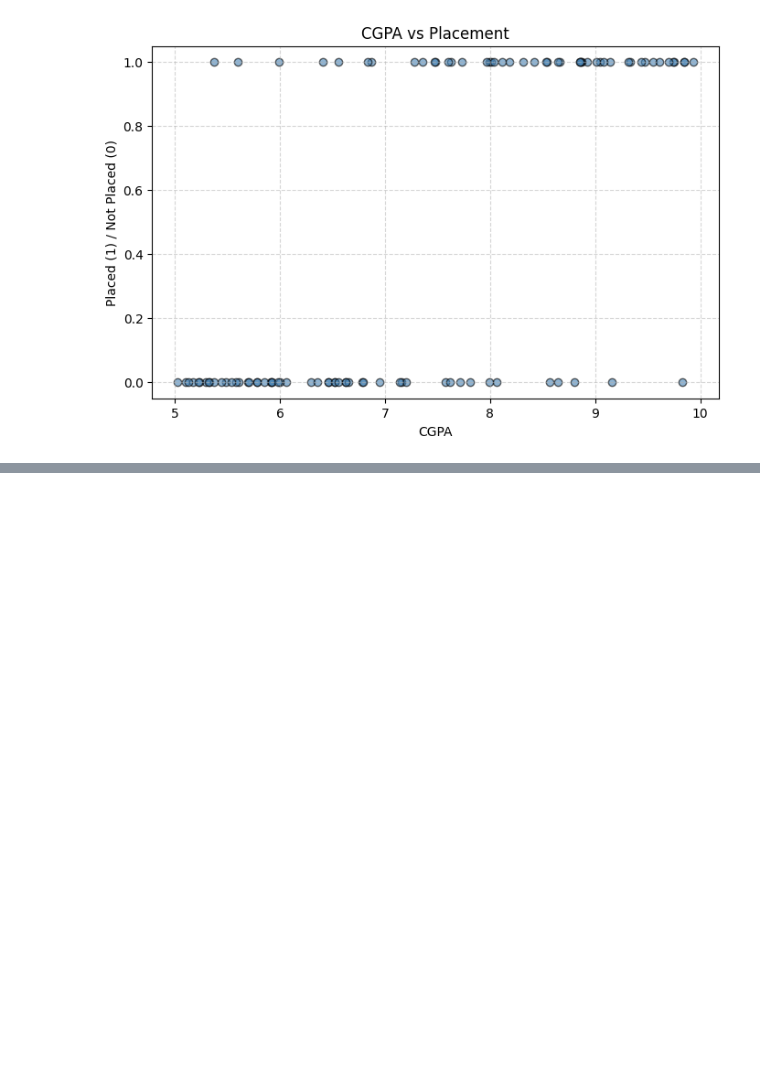
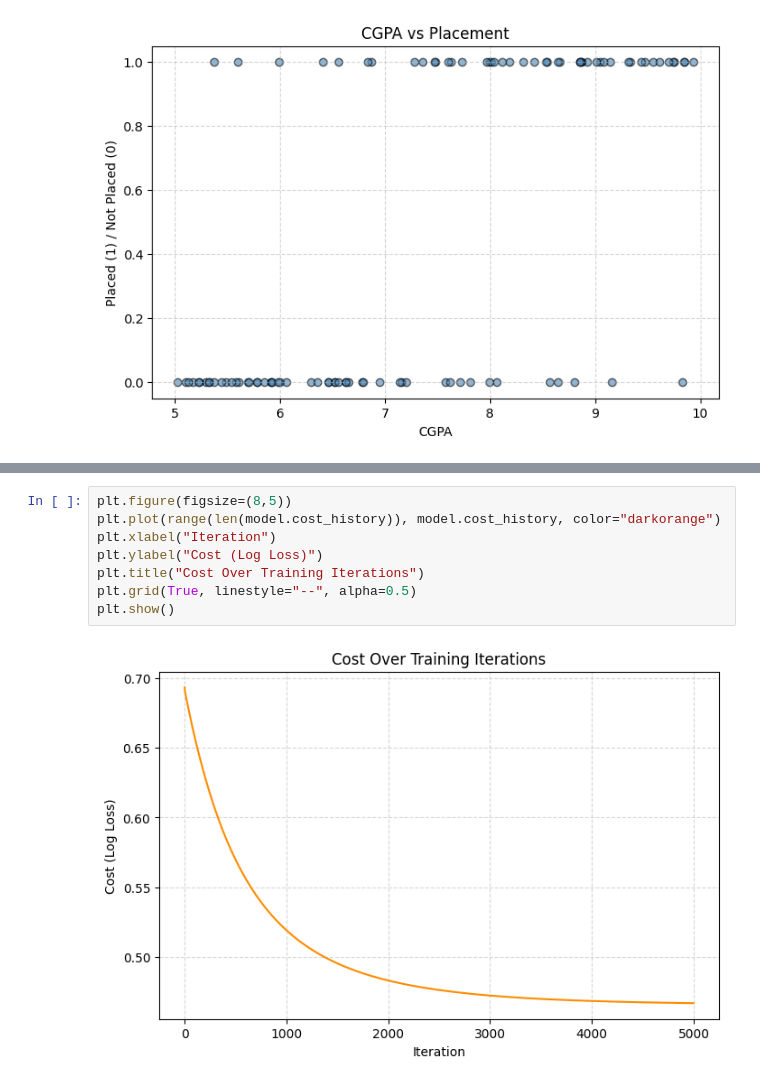
Before and after one commit to Kapil-IITM/ml-from-scratch, a Jupyter notebook: algorithms/02_logistic_regression/notebook.ipynb, the cells around one changed output, grey strips where cells are left out. Drawn from its saved outputs; the diff is of its cells as text; blank space fills up the shorter version.

```diff
--- a/algorithms/02_logistic_regression/notebook.ipynb
+++ b/algorithms/02_logistic_regression/notebook.ipynb
@@ -178,0 +257,10 @@ plt.show()
+# %%
+plt.figure(figsize=(8,5))
+plt.plot(range(len(model.cost_history)), model.cost_history, color="darkorange")
+plt.xlabel("Iteration")
+plt.ylabel("Cost (Log Loss)")
+plt.title("Cost Over Training Iterations")
+plt.grid(True, linestyle="--", alpha=0.5)
+plt.show()
+# %% [output]
+[figure, added]
```
Also changed, not shown: parts of 10 cells of this notebook.
